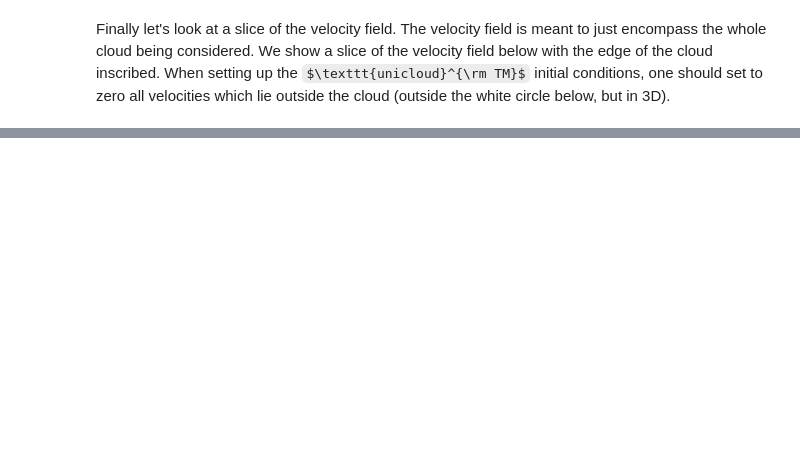
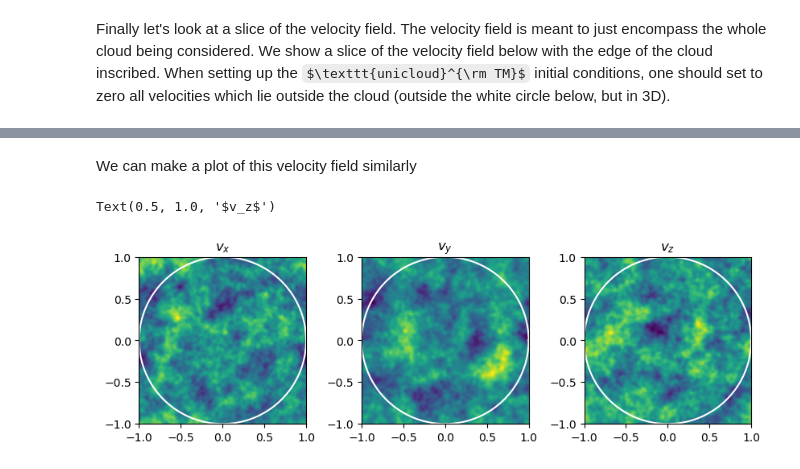
Before and after one commit to ltlancas/unicloud_turb, a Jupyter notebook: generate.ipynb, the cells around one changed output, grey strips where cells are left out. Drawn from its saved outputs; the diff is of its cells as text; code cells hidden in the pictures; some formulas as TeX source; blank space fills up the shorter version.

```diff
--- a/generate.ipynb
+++ b/generate.ipynb
@@ -106,0 +109,29 @@ Text(0.5, 1.0, '$v_z$')
+# %%
+velocity_file = "velocity_field_seed0.h5"
+with h5py.File(velocity_file, 'r') as h5file:
+    # Read the velocity components
+    vxf = h5file['vx'][:]
+    vyf = h5file['vy'][:]
+    vzf = h5file['vz'][:]
+# %% [markdown]
+We can make a plot of this velocity field similarly
+# %%
+fig, axes = plt.subplots(1, 3, figsize=(3*3.37, 3.37*.8))
+(ax1, ax2, ax3) = axes
+
+im1 = ax1.imshow(vxf[N//2,:,:],extent=(-1,1,-1,1))
+im2 = ax2.imshow(vyf[:,N//2,:],extent=(-1,1,-1,1))
+im3 = ax3.imshow(vzf[:,:,N//2],extent=(-1,1,-1,1))
+
+t = np.linspace(0,2*np.pi, 1000)
+x = np.cos(t)
+y = np.sin(t)
+for ax in [ax1,ax2,ax3]:
+    ax.plot(x,y,'w')
+
+ax1.set_title(r"$v_x$")
+ax2.set_title(r"$v_y$")
+ax3.set_title(r"$v_z$")
+# %% [output]
+Text(0.5, 1.0, '$v_z$')
+[figure, added]
```
Also changed, not shown: parts of 7 cells of this notebook.
